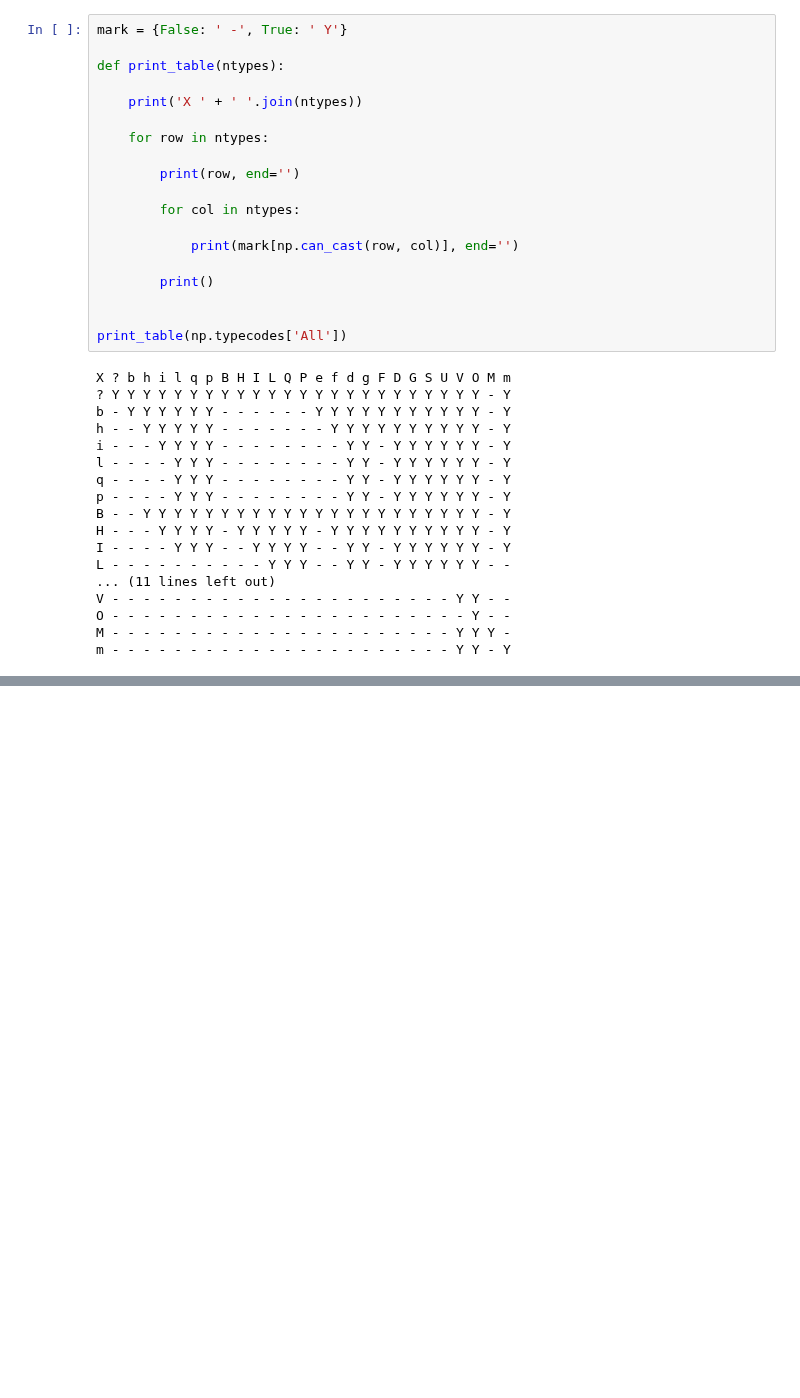
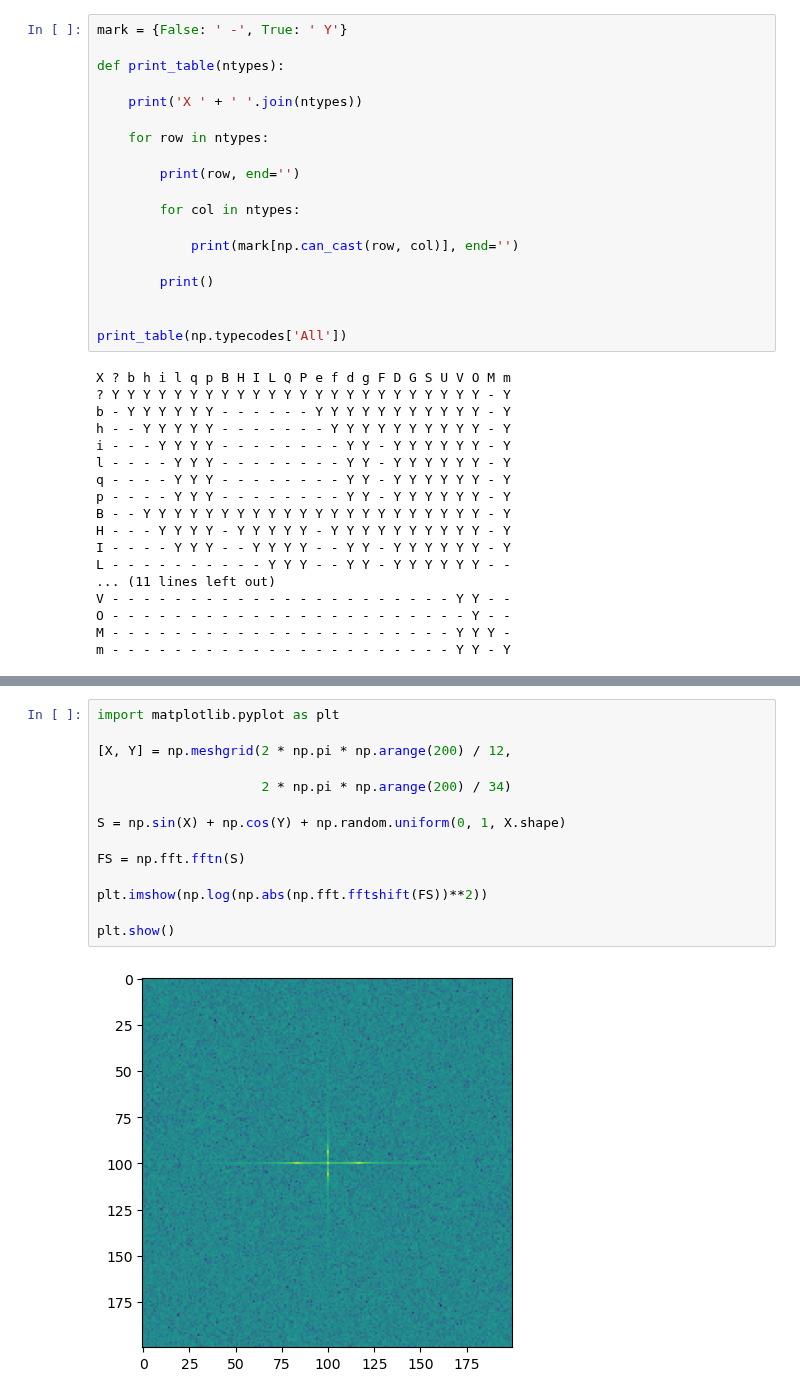
Before and after one commit to bthek1/Python_Libs, a Jupyter notebook: nbs/01_Numpy.ipynb, the cells around one changed output, grey strips where cells are left out. Drawn from its saved outputs; the diff is of its cells as text; blank space fills up the shorter version.

```diff
--- a/nbs/01_Numpy.ipynb
+++ b/nbs/01_Numpy.ipynb
@@ -1753,0 +1821,16 @@ m - - - - - - - - - - - - - - - - - - - - - - Y Y - Y
+# %%
+import matplotlib.pyplot as plt
+
+[X, Y] = np.meshgrid(2 * np.pi * np.arange(200) / 12,
+
+                     2 * np.pi * np.arange(200) / 34)
+
+S = np.sin(X) + np.cos(Y) + np.random.uniform(0, 1, X.shape)
+
+FS = np.fft.fftn(S)
+
+plt.imshow(np.log(np.abs(np.fft.fftshift(FS))**2))
+
+plt.show()
+# %% [output]
+[figure, added]
```
Also changed, not shown: parts of 32 cells of this notebook, 3 other files.
